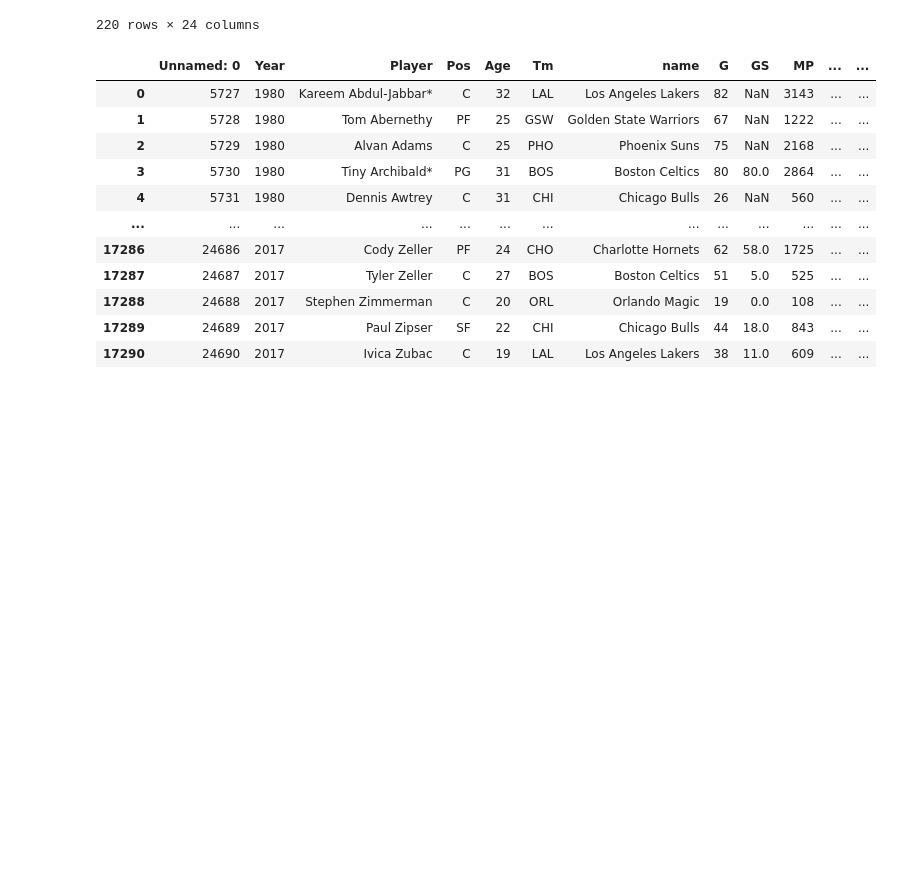
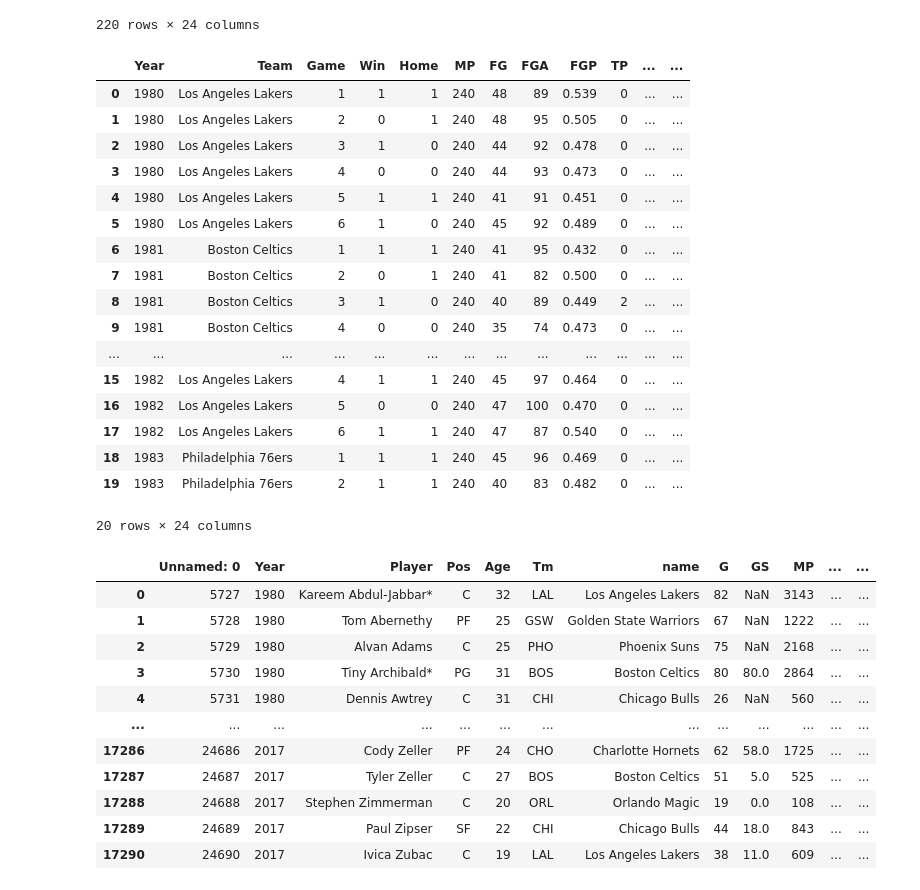
Before and after one commit to caitbeatty/nba_machine_learning, a Jupyter notebook: data_merge.ipynb, the cells around one changed output. Drawn from its saved outputs; the diff is of its cells as text; code cells hidden in the pictures; blank space fills up the shorter version.

```diff
--- a/data_merge.ipynb
+++ b/data_merge.ipynb
@@ -33,6 +33,27 @@ champion_data
 | 218 | 2018 | Golden State Warriors | 3 | 1 | 0 | 240 | 42 | 81 | 0.519 | 9 | ... | ... |
 | 219 | 2018 | Golden State Warriors | 4 | 1 | 0 | 240 | 39 | 86 | 0.453 | 14 | ... | ... |
 220 rows × 24 columns
+# %%
+champion_data.head(20)
+# %% [output]
+|  | Year | Team | Game | Win | Home | MP | FG | FGA | FGP | TP | ... | ... |
+| 0 | 1980 | Los Angeles Lakers | 1 | 1 | 1 | 240 | 48 | 89 | 0.539 | 0 | ... | ... |
+| 1 | 1980 | Los Angeles Lakers | 2 | 0 | 1 | 240 | 48 | 95 | 0.505 | 0 | ... | ... |
+| 2 | 1980 | Los Angeles Lakers | 3 | 1 | 0 | 240 | 44 | 92 | 0.478 | 0 | ... | ... |
+| 3 | 1980 | Los Angeles Lakers | 4 | 0 | 0 | 240 | 44 | 93 | 0.473 | 0 | ... | ... |
+| 4 | 1980 | Los Angeles Lakers | 5 | 1 | 1 | 240 | 41 | 91 | 0.451 | 0 | ... | ... |
+| 5 | 1980 | Los Angeles Lakers | 6 | 1 | 0 | 240 | 45 | 92 | 0.489 | 0 | ... | ... |
+| 6 | 1981 | Boston Celtics | 1 | 1 | 1 | 240 | 41 | 95 | 0.432 | 0 | ... | ... |
+| 7 | 1981 | Boston Celtics | 2 | 0 | 1 | 240 | 41 | 82 | 0.500 | 0 | ... | ... |
+| 8 | 1981 | Boston Celtics | 3 | 1 | 0 | 240 | 40 | 89 | 0.449 | 2 | ... | ... |
+| 9 | 1981 | Boston Celtics | 4 | 0 | 0 | 240 | 35 | 74 | 0.473 | 0 | ... | ... |
+| ... | ... | ... | ... | ... | ... | ... | ... | ... | ... | ... | ... | ... |
+| 15 | 1982 | Los Angeles Lakers | 4 | 1 | 1 | 240 | 45 | 97 | 0.464 | 0 | ... | ... |
+| 16 | 1982 | Los Angeles Lakers | 5 | 0 | 0 | 240 | 47 | 100 | 0.470 | 0 | ... | ... |
+| 17 | 1982 | Los Angeles Lakers | 6 | 1 | 1 | 240 | 47 | 87 | 0.540 | 0 | ... | ... |
+| 18 | 1983 | Philadelphia 76ers | 1 | 1 | 1 | 240 | 45 | 96 | 0.469 | 0 | ... | ... |
+| 19 | 1983 | Philadelphia 76ers | 2 | 1 | 1 | 240 | 40 | 83 | 0.482 | 0 | ... | ... |
+20 rows × 24 columns
 # %%
 player_data
 # %% [output]
```
Also changed, not shown: parts of 1 cell of this notebook, 1 other file.
